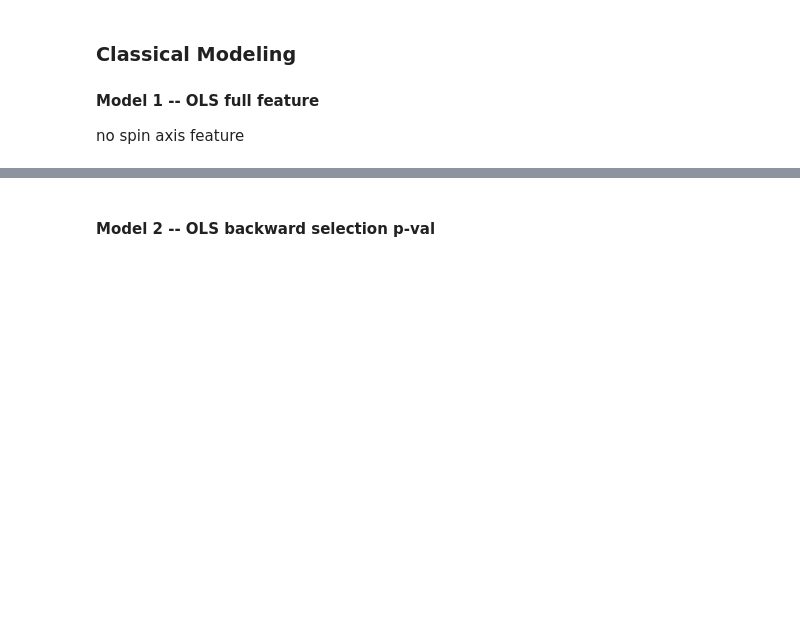
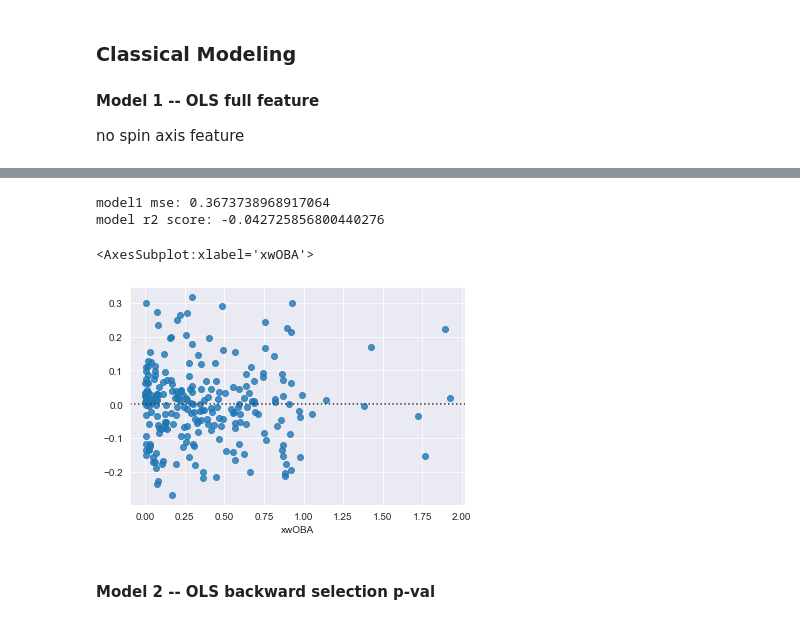
Before and after one commit to trpubz/DBacksAnalysis, a Jupyter notebook: 3Data Prep_Modeling/Data_Reg.ipynb, the cells around one changed output, grey strips where cells are left out. Saved outputs shown, nothing was run; the diff lists cells and outputs as text; code cells hidden in the pictures; blank space fills up the shorter version.

```diff
--- a/3Data Prep_Modeling/Data_Reg.ipynb
+++ b/3Data Prep_Modeling/Data_Reg.ipynb
@@ -202,15 +281,20 @@ print('--------------')
 # %%
 # model 1 evaluation
 xwOBA_pred1 = results1.predict(X_test[model1_feats])
 
 m1_mse = mean_squared_error(y_test, xwOBA_pred1, squared=False)
 print(f"model1 mse: {m1_mse}")
 
 m1_r2 = r2_score(y_test, xwOBA_pred1)
 print(f"model r2 score: {m1_r2}")
 
 # sns.scatterplot(y_test, xwOBA_pred1).set(xlabel='True', ylabel='Predicted')
-sns.residplot(y_test, xwOBA_pred1)
+sns.residplot(x=y_test, y=xwOBA_pred1)
+# %% [output]
+model1 mse: 0.3673738968917064
+model r2 score: -0.042725856800440276
+<AxesSubplot:xlabel='xwOBA'>
+[figure, added]
 # %% [markdown]
 #### Model 2 -- OLS backward selection p-val
 # %%
```
Also changed, not shown: parts of 23 cells of this notebook.
